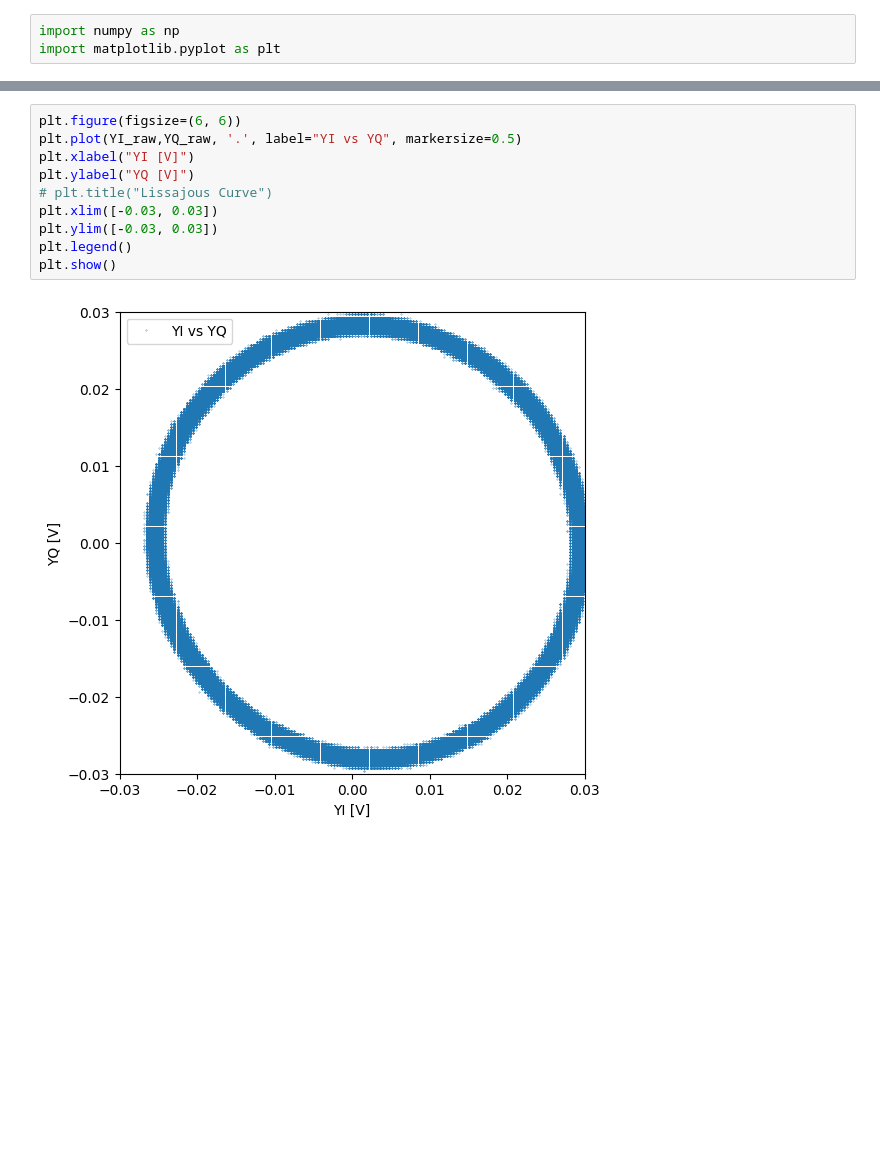
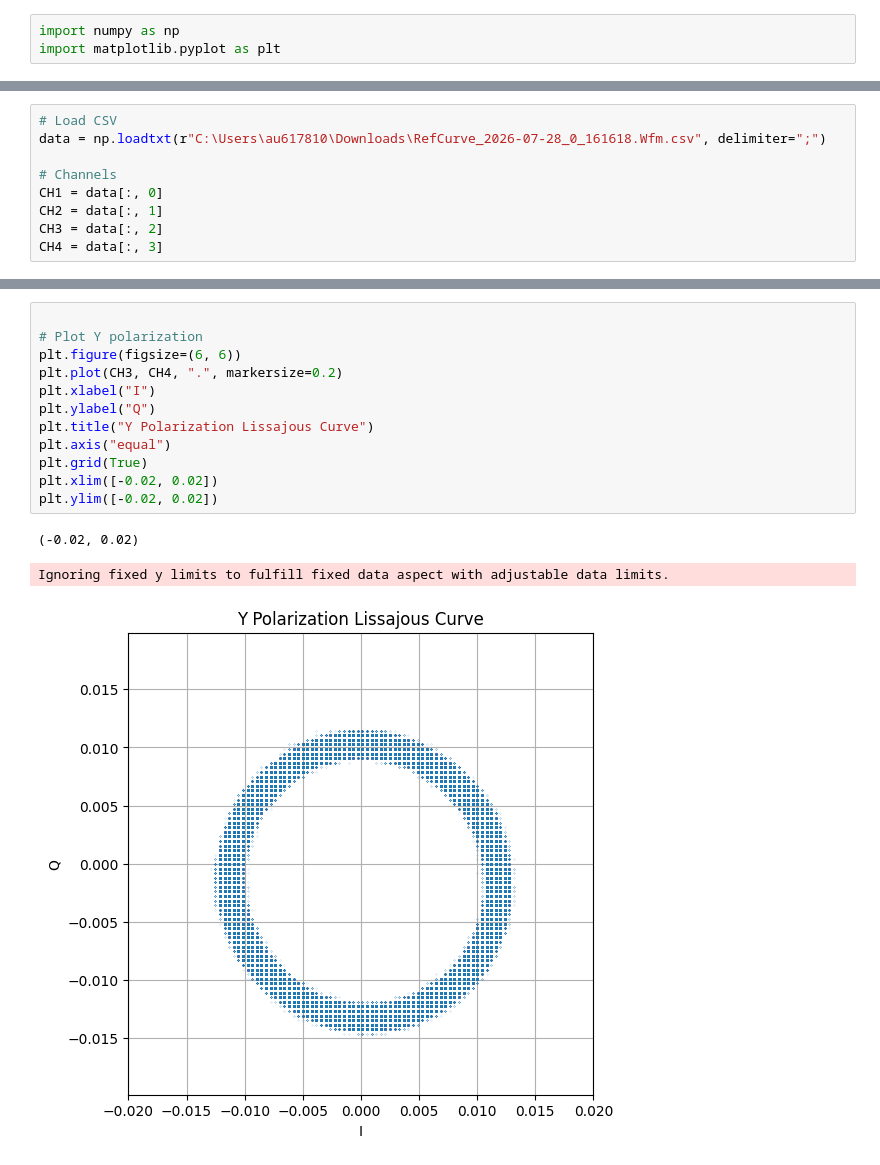
Before and after one commit to auphotonicLab/PICLab-narrow-linewidth, a Jupyter notebook: coherent-receiver/Lissajous.ipynb, the cells around one changed output, grey strips where cells are left out. Saved outputs shown, nothing was run; the diff lists cells and outputs as text; blank space fills up the shorter version.

```diff
--- a/coherent-receiver/Lissajous.ipynb
+++ b/coherent-receiver/Lissajous.ipynb
@@ -105 +4,10 @@ YQ max/min: 0.029644268774703556 -0.029644268774703556
+# %%
+# Load CSV
+data = np.loadtxt(r"C:\Users\au617810\Downloads\RefCurve_2026-07-28_0_161618.Wfm.csv", delimiter=";")
+
+# Channels
+CH1 = data[:, 0]
+CH2 = data[:, 1]
+CH3 = data[:, 2]
+CH4 = data[:, 3]
 # %%
@@ -117,12 +29,16 @@ plt.show()
 # %%
+
+# Plot Y polarization
 plt.figure(figsize=(6, 6))
-plt.plot(YI_raw,YQ_raw, '.', label="YI vs YQ", markersize=0.5)
-plt.xlabel("YI [V]")
-plt.ylabel("YQ [V]")
-# plt.title("Lissajous Curve")
-plt.xlim([-0.03, 0.03])
-plt.ylim([-0.03, 0.03])
-plt.legend()
-plt.show()
+plt.plot(CH3, CH4, ".", markersize=0.2)
+plt.xlabel("I")
+plt.ylabel("Q")
+plt.title("Y Polarization Lissajous Curve")
+plt.axis("equal")
+plt.grid(True)
+plt.xlim([-0.02, 0.02])
+plt.ylim([-0.02, 0.02])
 # %% [output]
+(-0.02, 0.02)
+Ignoring fixed y limits to fulfill fixed data aspect with adjustable data limits.
-[figure, old version]
+[figure, new version]
```
Also changed, not shown: parts of 7 cells of this notebook.
